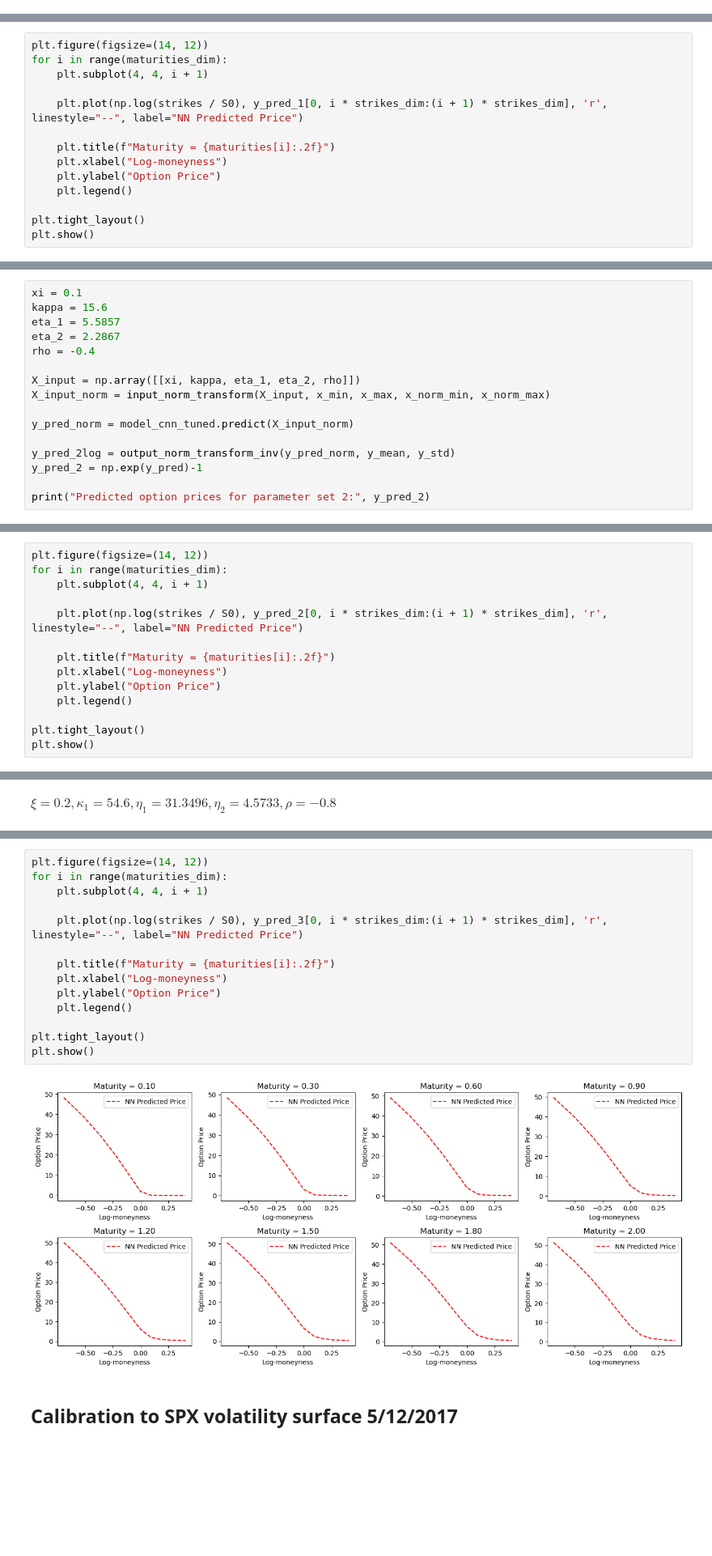
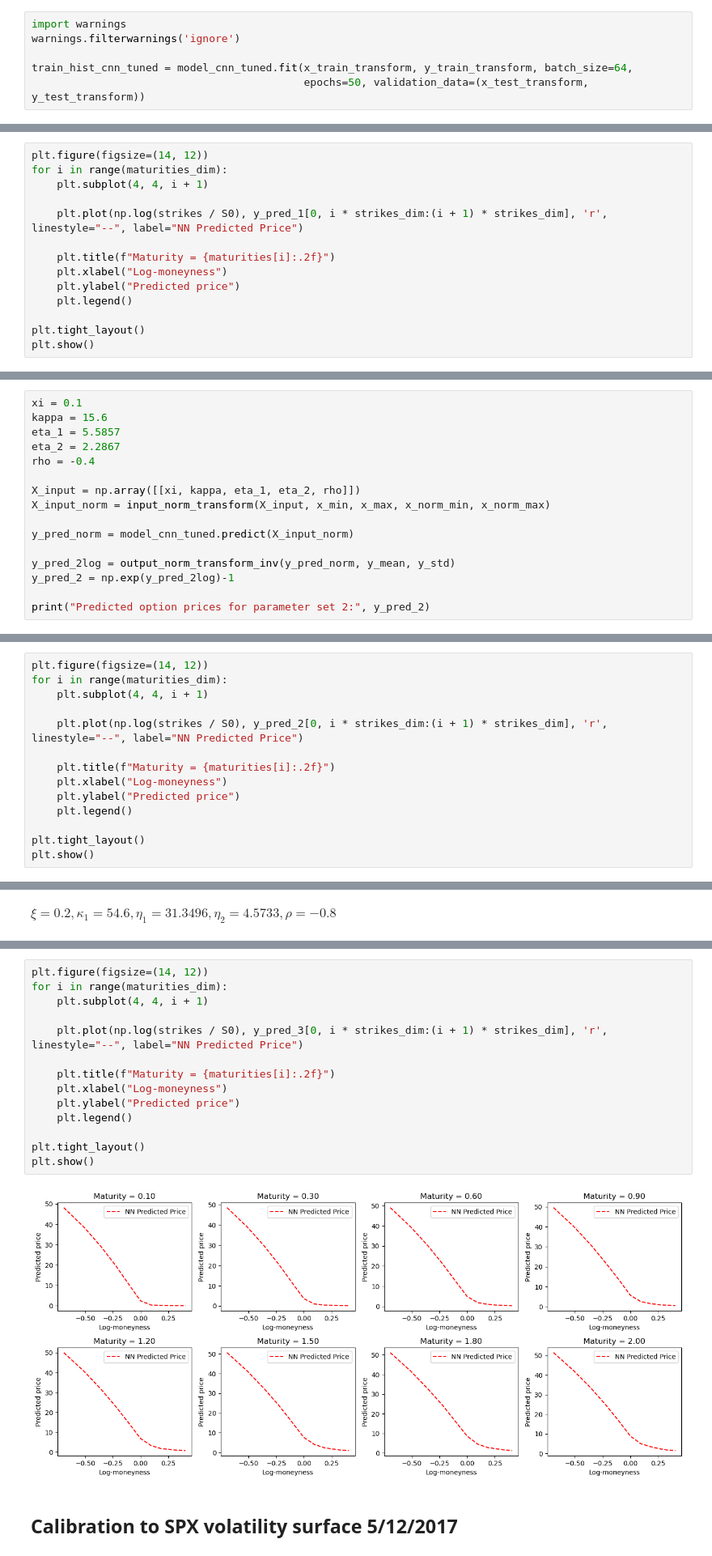
Before and after one commit to pottierc/Project_2f_bergomi, a Jupyter notebook: 01. Working_Space/Main.ipynb, the cells around one changed output, grey strips where cells are left out. Shown at 81% size. Cells and saved outputs as stored; diff of their text form; blank space fills up the shorter version.

```diff
--- a/01. Working_Space/Main.ipynb
+++ b/01. Working_Space/Main.ipynb
@@ -686,0 +647,6 @@ Test Loss: 0.19646237790584564
+# %%
+import warnings
+warnings.filterwarnings('ignore')
+
+train_hist_cnn_tuned = model_cnn_tuned.fit(x_train_transform, y_train_transform, batch_size=64,
+                                           epochs=50, validation_data=(x_test_transform, y_test_transform))
@@ -778,7 +761,7 @@ for i in range(maturities_dim):
 
     plt.title(f"Maturity = {maturities[i]:.2f}")
     plt.xlabel("Log-moneyness")
-    plt.ylabel("Option Price")
+    plt.ylabel("Predicted price")
     plt.legend()
 
 plt.tight_layout()
@@ -802,7 +785,7 @@ X_input_norm = input_norm_transform(X_input, x_min, x_max, x_norm_min, x_norm_ma
 y_pred_norm = model_cnn_tuned.predict(X_input_norm)
 
 y_pred_2log = output_norm_transform_inv(y_pred_norm, y_mean, y_std)
-y_pred_2 = np.exp(y_pred)-1
+y_pred_2 = np.exp(y_pred_2log)-1
 
 print("Predicted option prices for parameter set 2:", y_pred_2)
 # %% [output]
@@ -832,7 +815,7 @@ for i in range(maturities_dim):
 
     plt.title(f"Maturity = {maturities[i]:.2f}")
     plt.xlabel("Log-moneyness")
-    plt.ylabel("Option Price")
+    plt.ylabel("Predicted price")
     plt.legend()
 
 plt.tight_layout()
@@ -880,18 +863,18 @@ Predicted option prices for parameter set 3: [[ 4.81492091e+01  3.85423823e+01
 # %%
 plt.figure(figsize=(14, 12))
 for i in range(maturities_dim):
     plt.subplot(4, 4, i + 1)
 
     plt.plot(np.log(strikes / S0), y_pred_3[0, i * strikes_dim:(i + 1) * strikes_dim], 'r', linestyle="--", label="NN Predicted Price")
 
     plt.title(f"Maturity = {maturities[i]:.2f}")
     plt.xlabel("Log-moneyness")
-    plt.ylabel("Option Price")
+    plt.ylabel("Predicted price")
     plt.legend()
 
 plt.tight_layout()
 plt.show()
 # %% [output]
-[figure, old version]
+[figure, new version]
 # %% [markdown]
 ## Calibration to SPX volatility surface 5/12/2017
```
Also changed, not shown: parts of 25 cells of this notebook, 1 other file.
